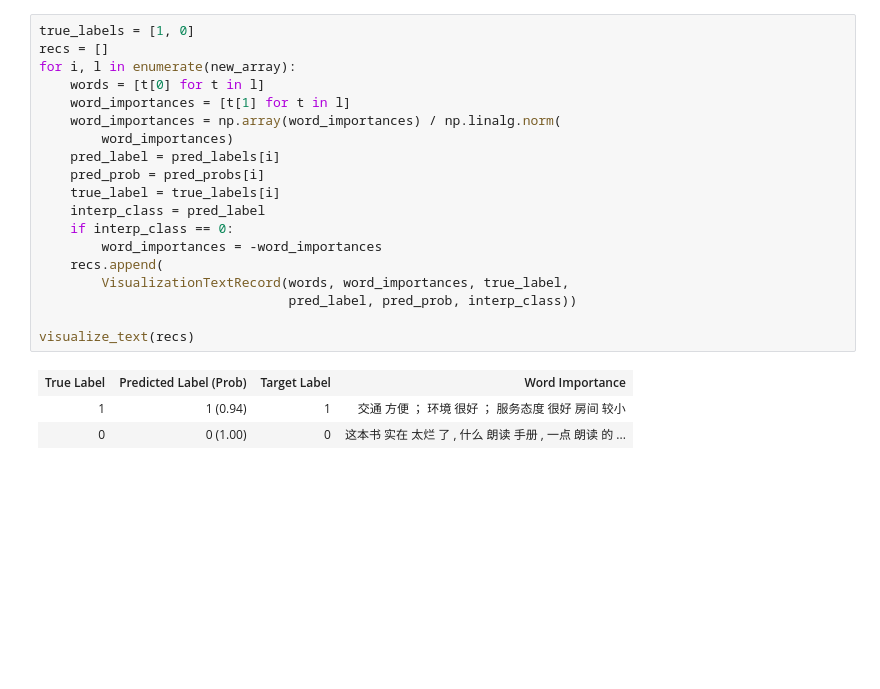
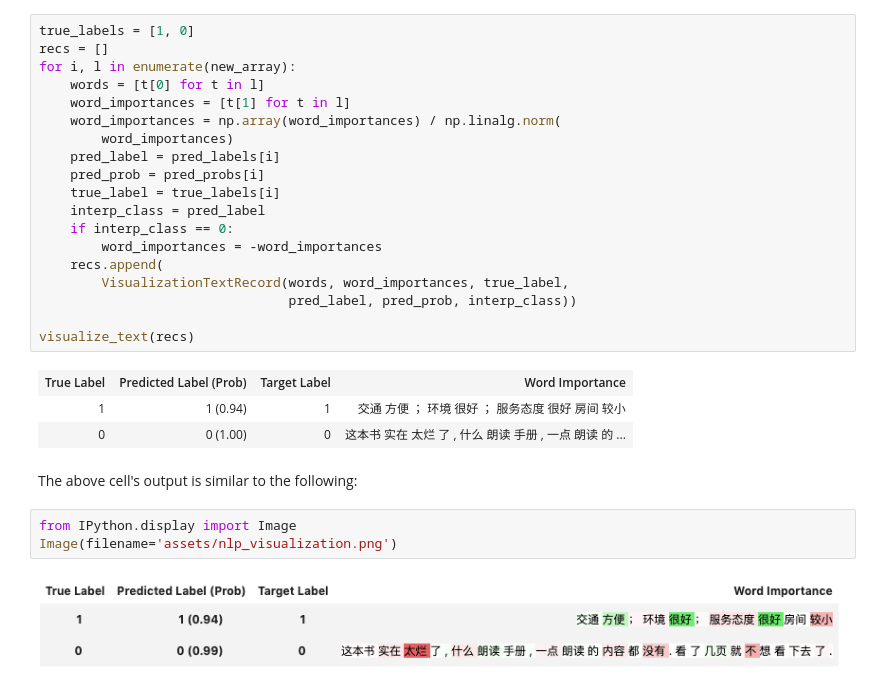
Before and after one commit to PaddlePaddle/InterpretDL, a Jupyter notebook: tutorials/int_grad_tutorial_nlp.ipynb, the cells around one changed output. Drawn from its saved outputs; the diff is of its cells as text; blank space fills up the shorter version.

```diff
--- a/tutorials/int_grad_tutorial_nlp.ipynb
+++ b/tutorials/int_grad_tutorial_nlp.ipynb
@@ -124,3 +124,10 @@ visualize_text(recs)
 | True Label | Predicted Label (Prob) | Target Label | Word Importance |
 | 1 | 1 (0.94) | 1 | 交通 方便 ； 环境 很好 ； 服务态度 很好 房间 较小 |
 | 0 | 0 (1.00) | 0 | 这本书 实在 太烂 了 , 什么 朗读 手册 , 一点 朗读 的 ... |
+# %% [markdown]
+The above cell's output is similar to the following:
+# %%
+from IPython.display import Image
+Image(filename='assets/nlp_visualization.png')
+# %% [output]
+[figure, added]
```
Also changed, not shown: 3 other files.
